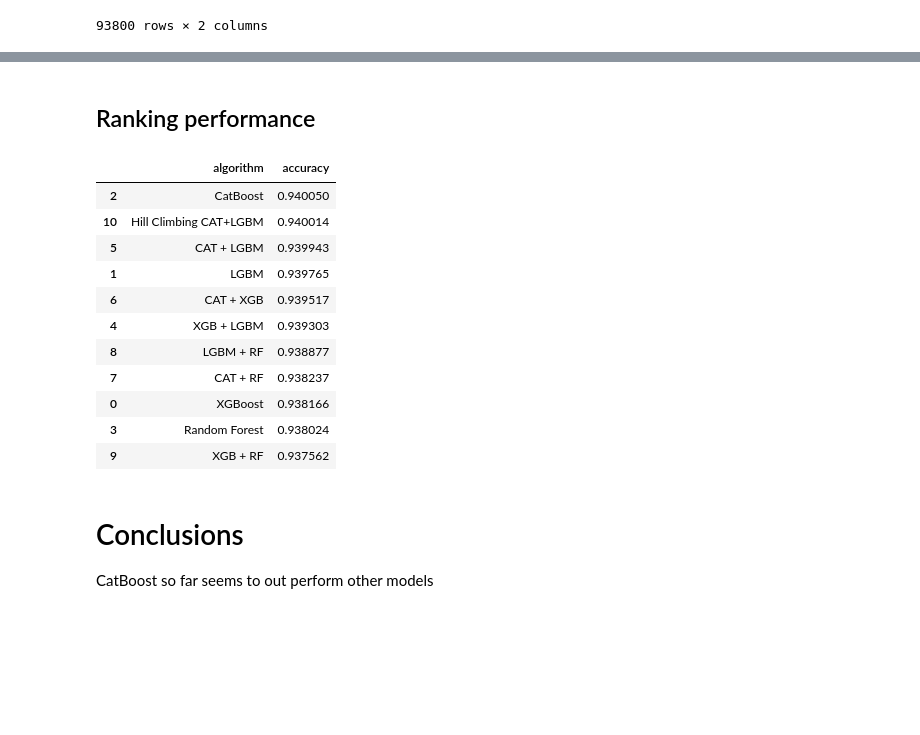
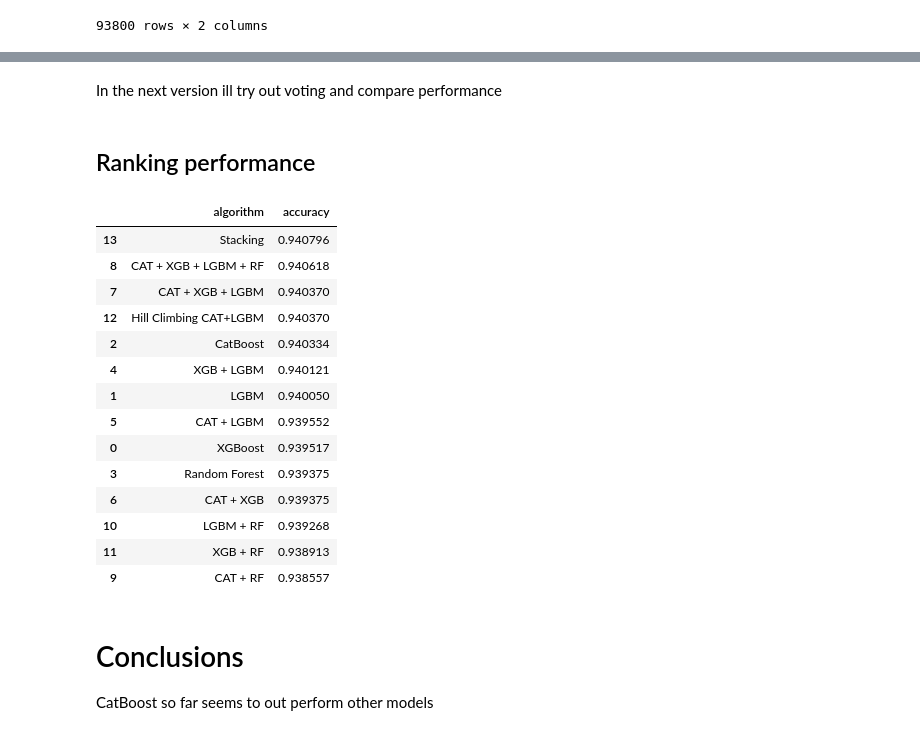
Before and after one commit to rubanzasilva/exploring_mental_health, a Jupyter notebook: eda-gradient-boosting-neural-nets-s04e11.ipynb, the cells around one changed output, grey strips where cells are left out. Cells and saved outputs as stored; diff of their text form; code cells hidden in the pictures; blank space fills up the shorter version.

Commit message:
Kaggle Notebook | EDA | Gradient Boosting | Neural Nets | s04e11 | stacking_preds_cat_xgb_lgbm - logistic regres meta

```diff
--- a/eda-gradient-boosting-neural-nets-s04e11.ipynb
+++ b/eda-gradient-boosting-neural-nets-s04e11.ipynb
@@ -569,3 +762,11 @@ Average_score:0.9375621890547263
+# %%
+cat_xgb_lgbm_preds_x = (cat_preds_x + xgb_preds_x + lgbm_preds_x)/3
+cat_xgb_lgbm_preds_x = torch.round(cat_xgb_lgbm_preds_x).long()
+cat_xgb_lgbm_score = accuracy_score(y_test,cat_xgb_lgbm_preds_x)
+# %%
+cat_xgb_lgbm_rf_preds_x = (cat_preds_x + xgb_preds_x + lgbm_preds_x + rf_preds_x)/4
+cat_xgb_lgbm_rf_preds_x = torch.round(cat_xgb_lgbm_rf_preds_x).long()
+cat_xgb_lgbm_rf_score = accuracy_score(y_test,cat_xgb_lgbm_rf_preds_x)
 # %% [markdown]
 ## Submission
 # %%
@@ -948,0 +1137,27 @@ sub
+# %%
+stacking_estimators = [
+    ('cat_boost',cat_model),
+    #('rf',rf_model),
+    ('lgbm',lgbm_model),
+    ('xgb',xgb_model),
+]
+
+stacking_classifier_cat_xgb_lgbm= StackingClassifier(
+    estimators=stacking_estimators,
+    final_estimator=LogisticRegression(),
+    cv=5
+)
+#stacking_classifier_cat_lgbm= StackingClassifier(
+    #estimators=stacking_estimators,
+    #final_estimator=lgb.LGBMClassifier(**lgbm_params),
+    #cv=5
+#)
+stacking_classifier_cat_xgb_lgbm.fit(X_train, y_train)
+
+
+stacking_preds_cat_xgb_lgbm = (stacking_classifier_cat_xgb_lgbm.predict(test_dl.xs))
+stacking_preds_cat_xgb_lgbm_x = stacking_classifier_cat_xgb_lgbm.predict(X_test)
+
+stacking_score_cat_xgb_lgbm = accuracy_score(y_test, stacking_preds_cat_xgb_lgbm_x)
+
+print(f"Final Stacking Classifier Accuracy on test set: {stacking_score_cat_xgb_lgbm}")
@@ -949,34 +1202,41 @@ sub
+# %% [markdown]
+In the next version ill try out voting and compare performance
 # %% [markdown]
 ## Ranking performance
 # %%
 accuracy = pd.DataFrame({
     'algorithm': [ 'XGBoost','LGBM','CatBoost','Random Forest',
                   'XGB + LGBM', 'CAT + LGBM','CAT + XGB',
+                  'CAT + XGB + LGBM','CAT + XGB + LGBM + RF',
                   'CAT + RF','LGBM + RF','XGB + RF',
-                  'Hill Climbing CAT+LGBM'
+                  'Hill Climbing CAT+LGBM','Stacking'
                  ],
     'accuracy': [xgb_score,lgbm_score,cat_score,rf_score,
                  xgb_lgbm_score,cat_lgbm_score,cat_xgb_score,
+                 cat_xgb_lgbm_score,cat_xgb_lgbm_rf_score,
                  cat_rf_score,lgbm_rf_score,xgb_rf_score,
-                 best_score
+                 best_score,stacking_score_cat_xgb_lgbm
            ]
 })
 
 accuracy_sorted = accuracy.sort_values(by='accuracy', ascending=False)
 accuracy_sorted
 # %% [output]
 |  | algorithm | accuracy |
-| 2 | CatBoost | 0.940050 |
-| 10 | Hill Climbing CAT+LGBM | 0.940014 |
-| 5 | CAT + LGBM | 0.939943 |
-| 1 | LGBM | 0.939765 |
-| 6 | CAT + XGB | 0.939517 |
-| 4 | XGB + LGBM | 0.939303 |
-| 8 | LGBM + RF | 0.938877 |
-| 7 | CAT + RF | 0.938237 |
-| 0 | XGBoost | 0.938166 |
-| 3 | Random Forest | 0.938024 |
-| 9 | XGB + RF | 0.937562 |
+| 13 | Stacking | 0.940796 |
+| 8 | CAT + XGB + LGBM + RF | 0.940618 |
+| 7 | CAT + XGB + LGBM | 0.940370 |
+| 12 | Hill Climbing CAT+LGBM | 0.940370 |
+| 2 | CatBoost | 0.940334 |
+| 4 | XGB + LGBM | 0.940121 |
+| 1 | LGBM | 0.940050 |
+| 5 | CAT + LGBM | 0.939552 |
+| 0 | XGBoost | 0.939517 |
+| 3 | Random Forest | 0.939375 |
+| 6 | CAT + XGB | 0.939375 |
+| 10 | LGBM + RF | 0.939268 |
+| 11 | XGB + RF | 0.938913 |
+| 9 | CAT + RF | 0.938557 |
 # %% [markdown]
 # Conclusions
 
```
Also changed, not shown: parts of 55 cells of this notebook.
